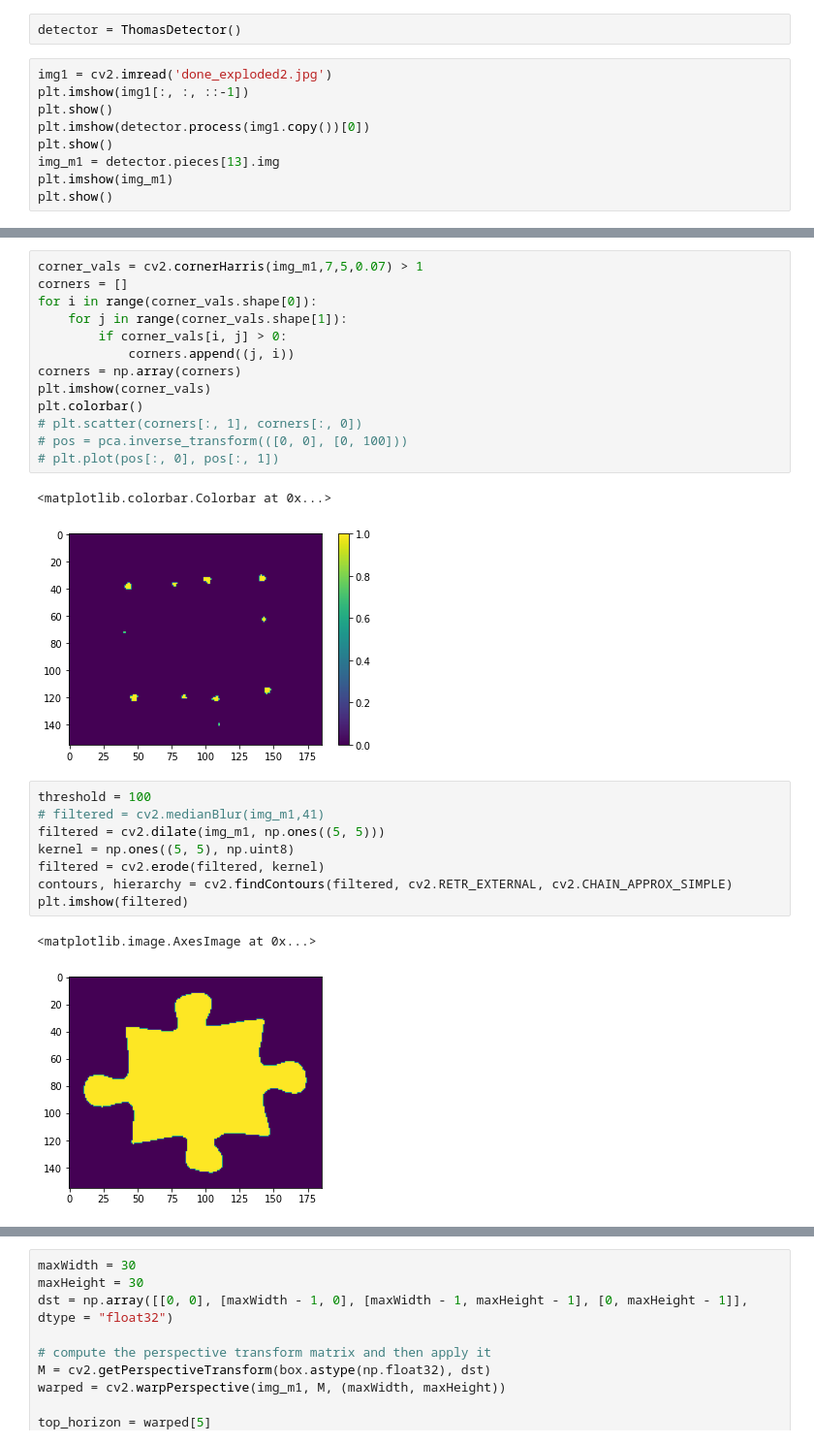
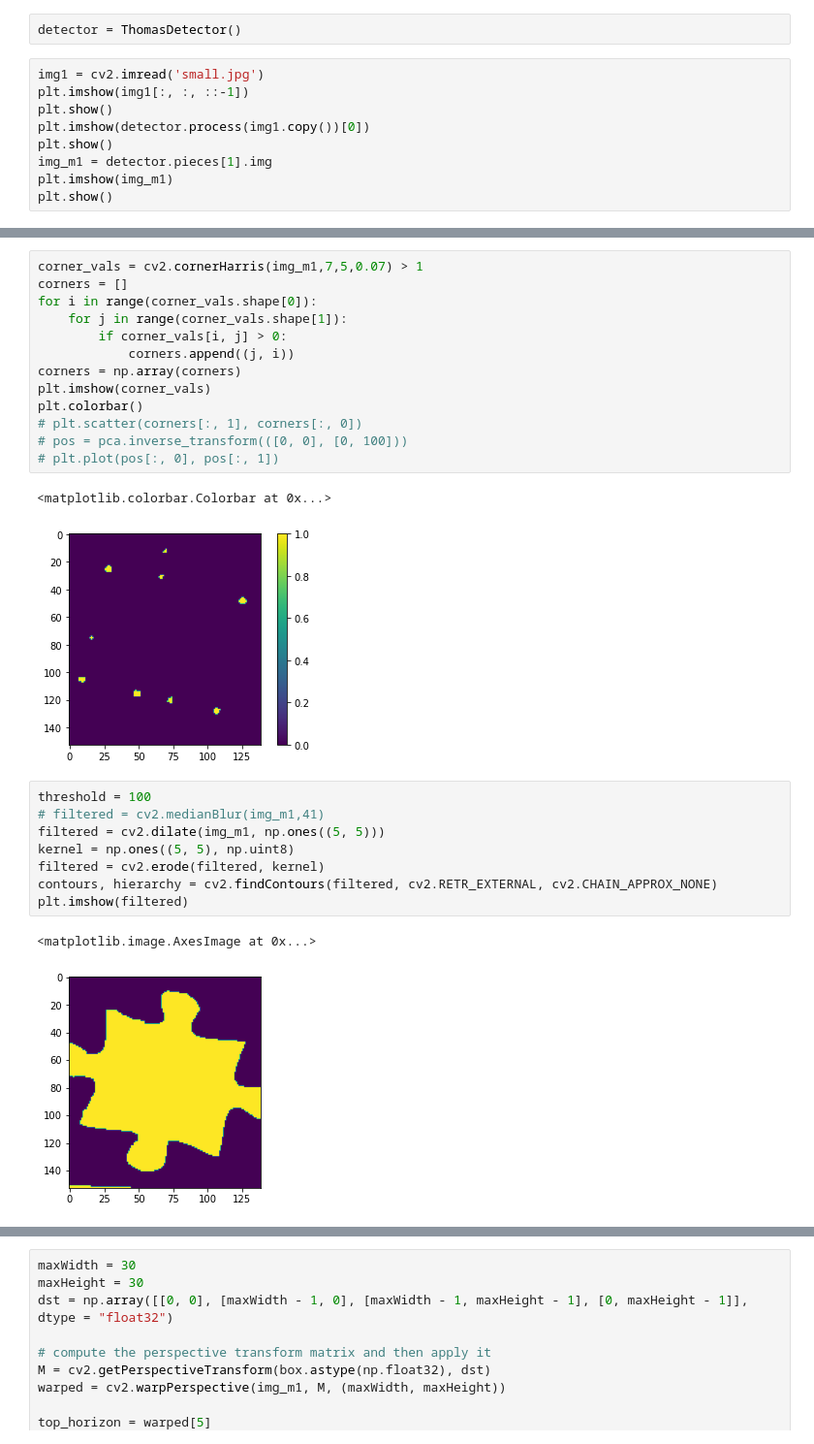
Before and after one commit to ME-134/PuzzleBot, a Jupyter notebook: vision/Piece Box.ipynb, the cells around one changed output, grey strips where cells are left out. Shown at 97% size. Drawn from its saved outputs; the diff is of its cells as text.

```diff
--- a/vision/Piece Box.ipynb
+++ b/vision/Piece Box.ipynb
@@ -15,12 +15,12 @@ from thomas_detector import *
 # %%
 detector = ThomasDetector()
 # %%
-img1 = cv2.imread('done_exploded2.jpg')
+img1 = cv2.imread('small.jpg')
 plt.imshow(img1[:, :, ::-1])
 plt.show()
 plt.imshow(detector.process(img1.copy())[0])
 plt.show()
-img_m1 = detector.pieces[13].img
+img_m1 = detector.pieces[1].img
 plt.imshow(img_m1)
 plt.show()
 # %% [output]
@@ -53,15 +53,15 @@ plt.colorbar()
 # plt.plot(pos[:, 0], pos[:, 1])
 # %% [output]
 <matplotlib.colorbar.Colorbar at 0x...>
-[figure, old version]
+[figure, new version]
 # %%
 threshold = 100
 # filtered = cv2.medianBlur(img_m1,41)
 filtered = cv2.dilate(img_m1, np.ones((5, 5)))
 kernel = np.ones((5, 5), np.uint8)
 filtered = cv2.erode(filtered, kernel)
-contours, hierarchy = cv2.findContours(filtered, cv2.RETR_EXTERNAL, cv2.CHAIN_APPROX_SIMPLE)
+contours, hierarchy = cv2.findContours(filtered, cv2.RETR_EXTERNAL, cv2.CHAIN_APPROX_NONE)
 plt.imshow(filtered)
 # %% [output]
 <matplotlib.image.AxesImage at 0x...>
-[figure, old version]
+[figure, new version]
```
Also changed, not shown: parts of 10 cells of this notebook, 1 other file.
